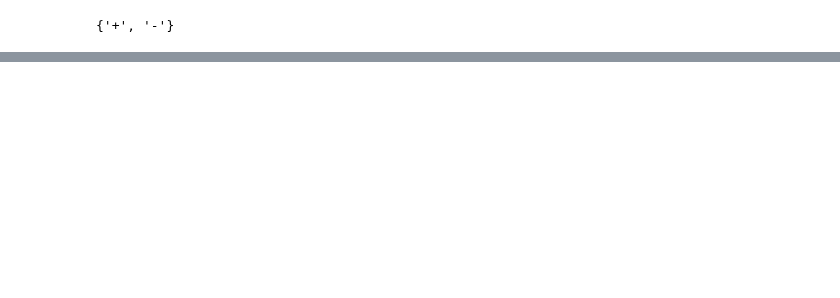
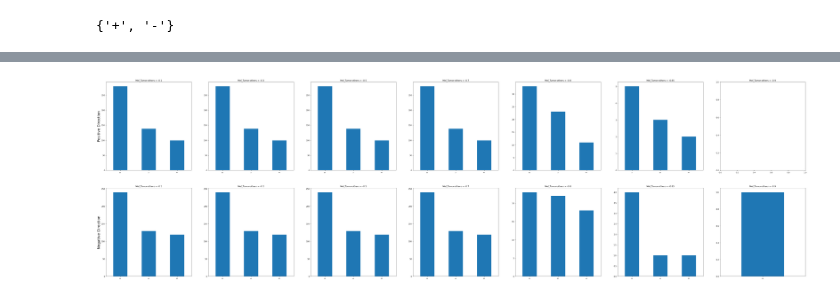
Before and after one commit to Irfanwustl/Research_code, a Jupyter notebook: GENE_related/findoutmoneyregion/moneyRegion.ipynb, the cells around one changed output, grey strips where cells are left out. Saved outputs shown, nothing was run; the diff lists cells and outputs as text; code cells hidden in the pictures; blank space fills up the shorter version.

```diff
--- a/GENE_related/findoutmoneyregion/moneyRegion.ipynb
+++ b/GENE_related/findoutmoneyregion/moneyRegion.ipynb
@@ -41,0 +44,20 @@ indfposdirection['transcriptno'].value_counts().plot(ax=ax, kind='bar')
+# %%
+fig, ax = plt.subplots(2, len(diffrange), figsize=(10*len(diffrange), 10*2))
+
+for i in range(len(diffrange)):
+    indfposdirection_new = indfposdirection[indfposdirection[diffcol] < diffrange[i]]
+    if len(indfposdirection_new) != 0:
+        indfposdirection_new['transcriptno'].value_counts().plot(ax=ax[0][i], kind='bar')
+    ax[0][i].set_title(diffcol + ' = ' + str(diffrange[i]))
+    if i == 0:
+        ax[0][i].set_ylabel('Positive Direction', fontsize=20)
+
+for i in range(len(diffrange)):
+    indfnegdirection_new = indfnegdirection[indfnegdirection[diffcol] < diffrange[i]]
+    if len(indfnegdirection_new) != 0:
+        indfnegdirection_new['transcriptno'].value_counts().plot(ax=ax[1][i], kind='bar')
+    ax[1][i].set_title(diffcol + ' = ' + str(diffrange[i]))
+    if i == 0:
+        ax[1][i].set_ylabel('Negative Direction', fontsize=20)
+# %% [output]
+[figure, added]
```
Also changed, not shown: parts of 4 cells of this notebook, 5 other files.
